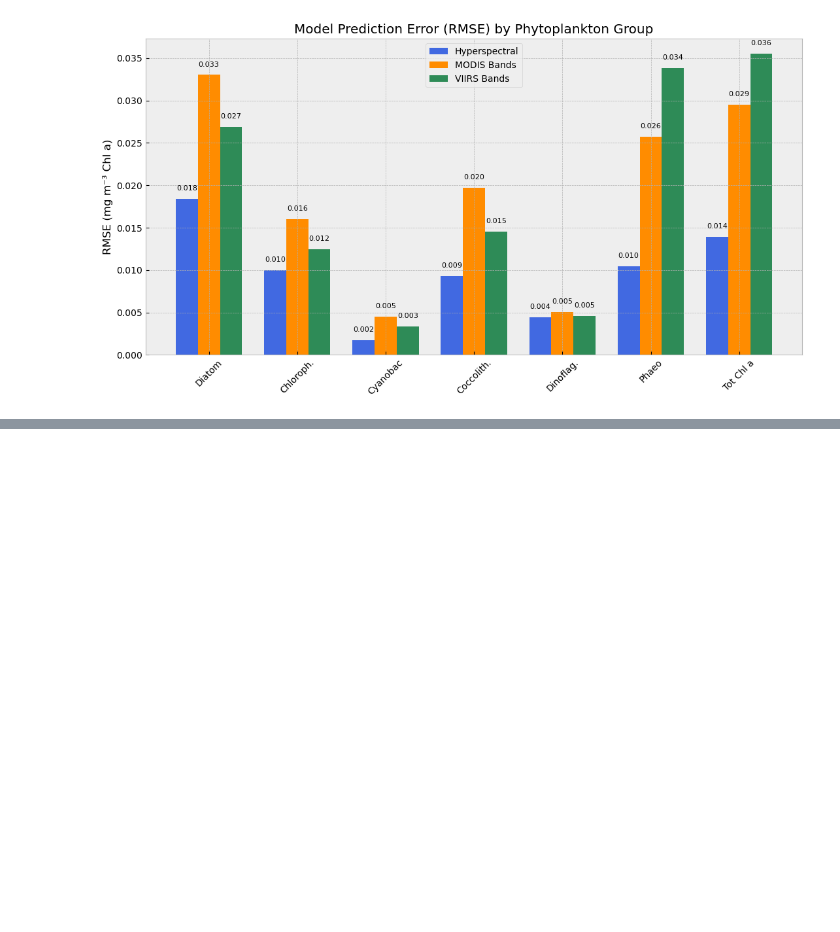
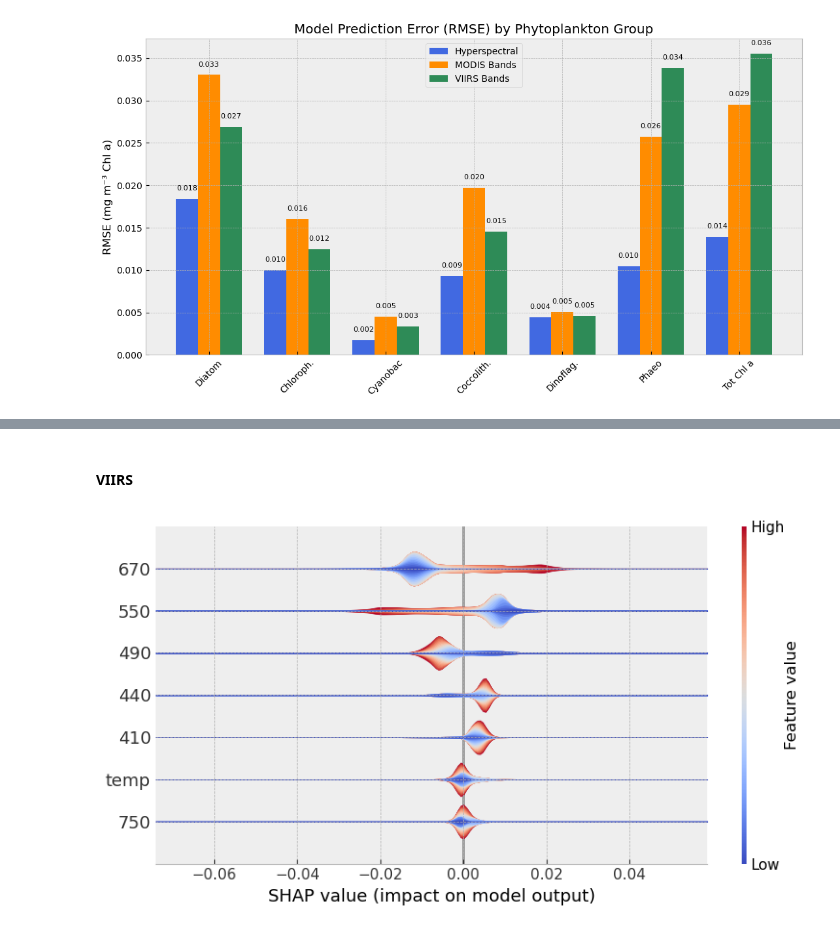
Before and after one commit to erdemkarakoylu/pace_pcc_ml, a Jupyter notebook: multioutput_regression/notebooks/oasim_09_sensitivity_analysis.ipynb, the cells around one changed output, grey strips where cells are left out. Drawn from its saved outputs; the diff is of its cells as text; code cells hidden in the pictures; blank space fills up the shorter version.

```diff
--- a/multioutput_regression/notebooks/oasim_09_sensitivity_analysis.ipynb
+++ b/multioutput_regression/notebooks/oasim_09_sensitivity_analysis.ipynb
@@ -428,0 +483,11 @@ fig.savefig("pfg_rmse_comparison_full_modis_viirs.png", dpi=300)
+# %% [markdown]
+#### VIIRS
+# %%
+model = viirs_optimized_model.estimators_[4]
+X = dX_viirs_test.sample(20000)
+shap_vasl_viirs_dino = compute_shapley_values(model=model, X=X)
+# %%
+plot_shap(shap_vasl_viirs_dino, X=X,
+          target_name='dinoflagellate', input_types='full_verification')
+# %% [output]
+[figure, added]
```
Also changed, not shown: parts of 12 cells of this notebook.
